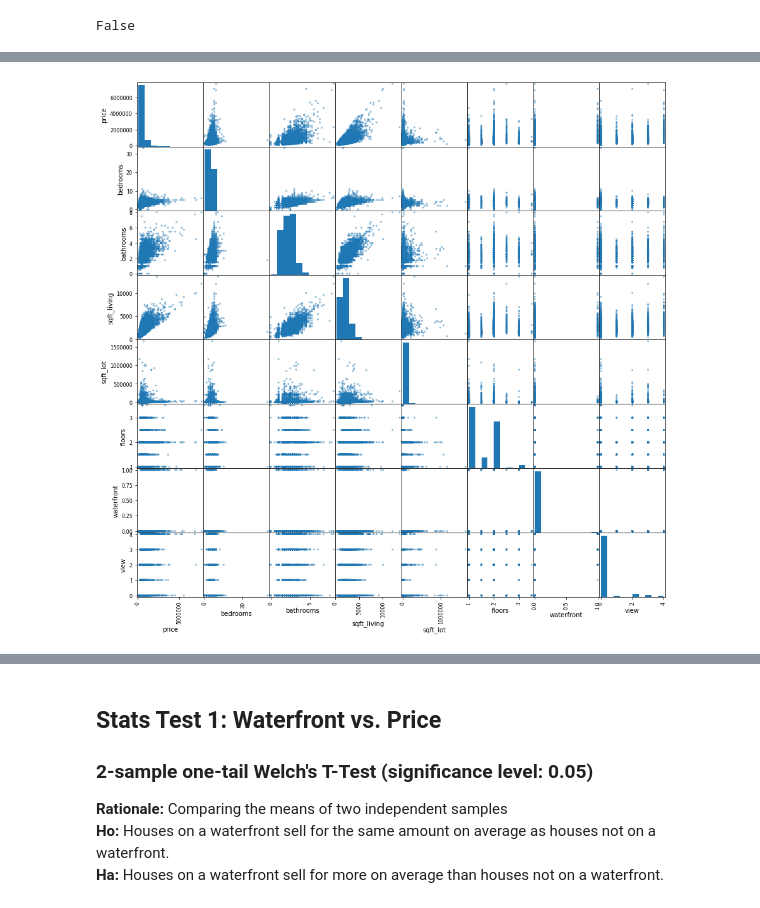
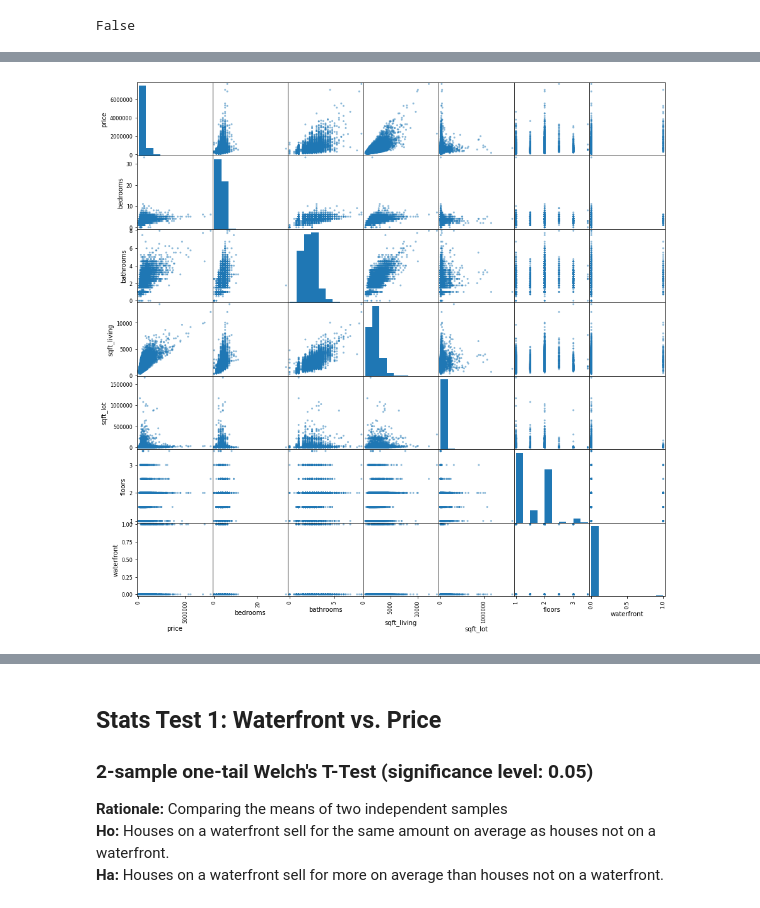
Before and after one commit to khyateed/predicting-housing-prices, a Jupyter notebook: eda.ipynb, the cells around one changed output, grey strips where cells are left out. Drawn from its saved outputs; the diff is of its cells as text; code cells hidden in the pictures.

```diff
--- a/eda.ipynb
+++ b/eda.ipynb
@@ -193,7 +228,7 @@ yrs_old              int64
 miles_from_city    float64
 dtype: object
 # %%
-pd.plotting.scatter_matrix(df.iloc[:,3:11], figsize= [15,15]);
+pd.plotting.scatter_matrix(df.iloc[:,3:10], figsize= [15,15]);
 # %% [output]
-[figure, old version]
+[figure, new version]
 # %%
```
Also changed, not shown: parts of 18 cells of this notebook.
